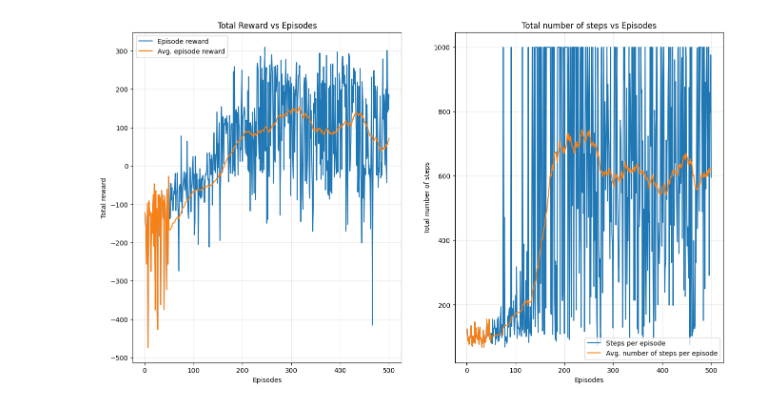
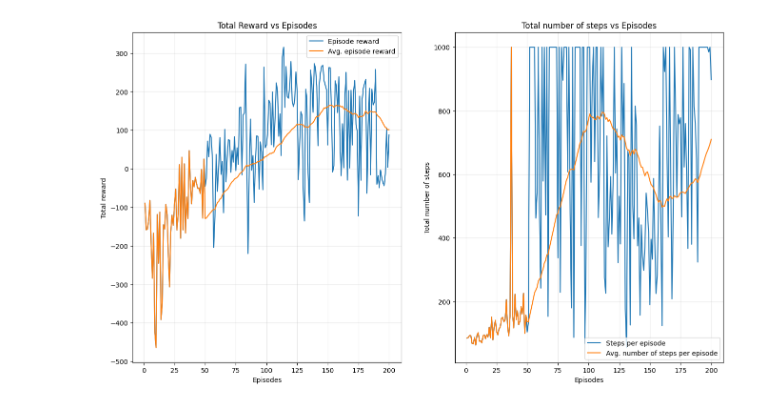
Before and after one commit to Ton3t3/Lab2-RL, a Jupyter notebook: problem 1/DQN_problem.ipynb, the cells around one changed output. Cells and saved outputs as stored; diff of their text form; code cells hidden in the pictures.

Commit message:
Creado con Colab (Episodes=200:MAL)

```diff
--- a/problem 1/DQN_problem.ipynb
+++ b/problem 1/DQN_problem.ipynb
@@ -151,7 +134,7 @@ NEURONS_PER_LAYER = 64    #32                          # Number of neurons per h
 MIN_REPLAY_SIZE = 1000
 
 # Parameters
-N_episodes = 500 #100                             # Number of episodes
+N_episodes = 200 #100                             # Number of episodes
 discount_factor = 0.97#0.95                       # Value of the discount factor
 n_ep_running_average = 50                    # Running average of 50 episodes
 n_actions = env.action_space.n               # Number of available actions
@@ -272,34 +255,34 @@ for i in EPISODES:
         "Episode {} - Reward/Steps: {:.1f}/{} - Avg. Reward/Steps: {:.1f}/{}".format(
         i, total_episode_reward, t,
         running_average(episode_reward_list, n_ep_running_average)[-1],
         running_average(episode_number_of_steps, n_ep_running_average)[-1]))
 
 torch.save(network, 'neural-network-1.pth')
 # Close environment
 env.close()
 
 # Plot Rewards and steps
 fig, ax = plt.subplots(nrows=1, ncols=2, figsize=(16, 9))
 ax[0].plot([i for i in range(1, N_episodes+1)], episode_reward_list, label='Episode reward')
 ax[0].plot([i for i in range(1, N_episodes+1)], running_average(
     episode_reward_list, n_ep_running_average), label='Avg. episode reward')
 ax[0].set_xlabel('Episodes')
 ax[0].set_ylabel('Total reward')
 ax[0].set_title('Total Reward vs Episodes')
 ax[0].legend()
 ax[0].grid(alpha=0.3)
 
 ax[1].plot([i for i in range(1, N_episodes+1)], episode_number_of_steps, label='Steps per episode')
 ax[1].plot([i for i in range(1, N_episodes+1)], running_average(
     episode_number_of_steps, n_ep_running_average), label='Avg. number of steps per episode')
 ax[1].set_xlabel('Episodes')
 ax[1].set_ylabel('Total number of steps')
 ax[1].set_title('Total number of steps vs Episodes')
 ax[1].legend()
 ax[1].grid(alpha=0.3)
 plt.show()
 # %% [output]
-[figure, old version]
+[figure, new version]
 # %%
 %%python DQN_check_solution.py
 # %% [output]
```
Also changed, not shown: parts of 3 cells of this notebook.
